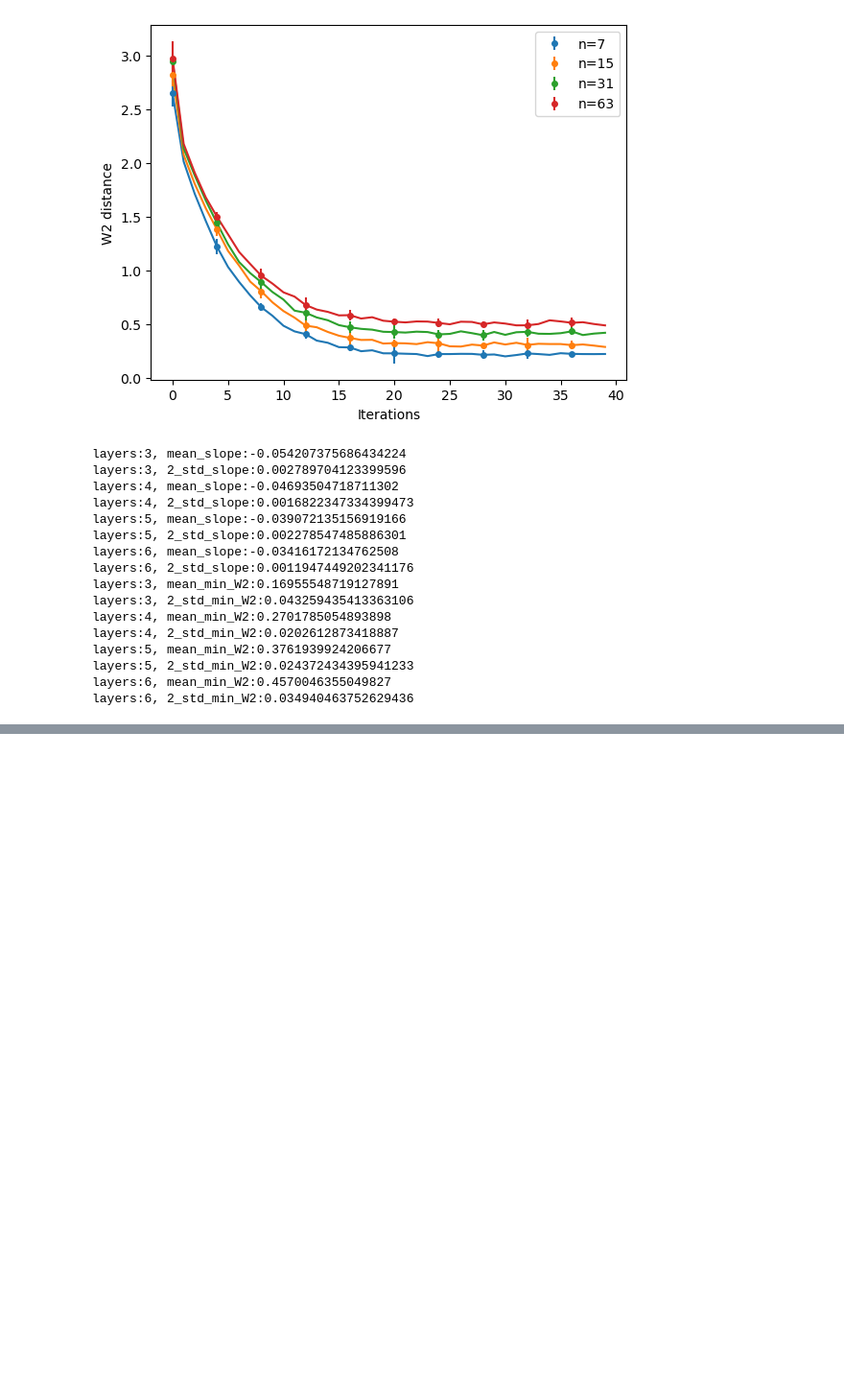
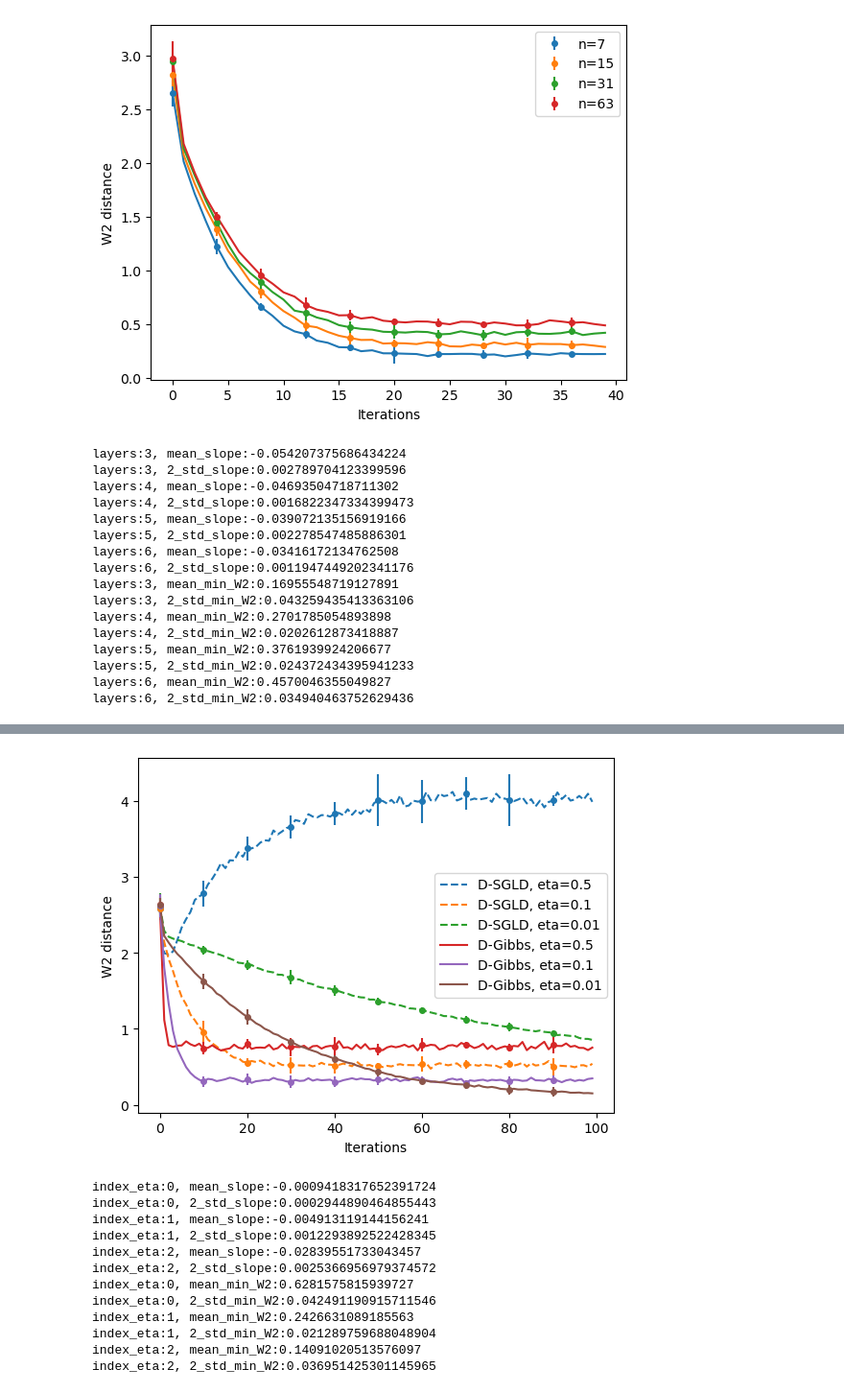
Before and after one commit to BoYuanVisionary/DistributedSampling, a Jupyter notebook: run.ipynb, the cells around one changed output, grey strips where cells are left out. Shown: that part at 96% size. Cells and saved outputs as stored; diff of their text form; code cells hidden in the pictures; blank space fills up the shorter version.

```diff
--- a/run.ipynb
+++ b/run.ipynb
@@ -307,3 +363,54 @@ for i in range(len(mean_min_W2)):
+# %%
+np.save('LMC_tree.npy',W2s_LMC)
+np.save('Gibbs_tree.npy',W2s_Gibbs)
+
+mean_W2s = np.mean(W2s_LMC, axis=0)
+std_W2s = np.std(W2s_LMC, axis=0)
+index = np.arange(0, num_iterations, 10)
+for index_eta, eta in enumerate([0.5,0.1,0.01]):
+    line, = plt.plot(mean_W2s[index_eta,:],linestyle='dashed', label=f'D-SGLD, eta={eta}')
+    plt.errorbar(index, mean_W2s[index_eta,index],
+                yerr=2*std_W2s[index_eta,index], fmt='o', color = line.get_color(),markersize=4)
+
+mean_W2s = np.mean(W2s_Gibbs, axis=0)
+std_W2s = np.std(W2s_Gibbs, axis=0)
+index = np.arange(0, num_iterations, 10)
+for index_eta, eta in enumerate([0.5,0.1,0.01]):
+    line, = plt.plot(mean_W2s[index_eta,:],label=f'D-Gibbs, eta={eta}')
+    plt.errorbar(index, mean_W2s[index_eta,index],
+                yerr=2*std_W2s[index_eta,index], fmt='o', color = line.get_color(),markersize=4)
+plt.legend()
+plt.xlabel('Iterations')
+plt.ylabel('W2 distance')
+plt.savefig('tree_both.pdf')
+plt.show()
+plt.close()
+
+mean_slope = np.mean(slopes, axis=0)
+std_slope = np.std(slopes, axis=0)
+for i in range(len(mean_slope)):
+    print(f'index_eta:{(i)}, mean_slope:{mean_slope[i]}')
+    print(f'index_eta:{(i)}, 2_std_slope:{2*std_slope[i]}')
+
+mean_min_W2 = np.mean(min_W2, axis=0)
+std_min_W2 = np.std(min_W2, axis=0)
+for i in range(len(mean_min_W2)):
+    print(f'index_eta:{i}, mean_min_W2:{mean_min_W2[i]}')
+    print(f'index_eta:{i}, 2_std_min_W2:{2*std_min_W2[i]}')
+# %% [output]
+[figure, added]
+index_eta:0, mean_slope:-0.0009418317652391724
+index_eta:0, 2_std_slope:0.0002944890464855443
+index_eta:1, mean_slope:-0.004913119144156241
+index_eta:1, 2_std_slope:0.0012293892522428345
+index_eta:2, mean_slope:-0.02839551733043457
+index_eta:2, 2_std_slope:0.0025366956979374572
+index_eta:0, mean_min_W2:0.6281575815939727
+index_eta:0, 2_std_min_W2:0.042491190915711546
+index_eta:1, mean_min_W2:0.2426631089185563
+index_eta:1, 2_std_min_W2:0.021289759688048904
+index_eta:2, mean_min_W2:0.14091020513576097
+index_eta:2, 2_std_min_W2:0.036951425301145965
 # %%
 
 
```
Also changed, not shown: parts of 3 cells of this notebook, 6 other files.
